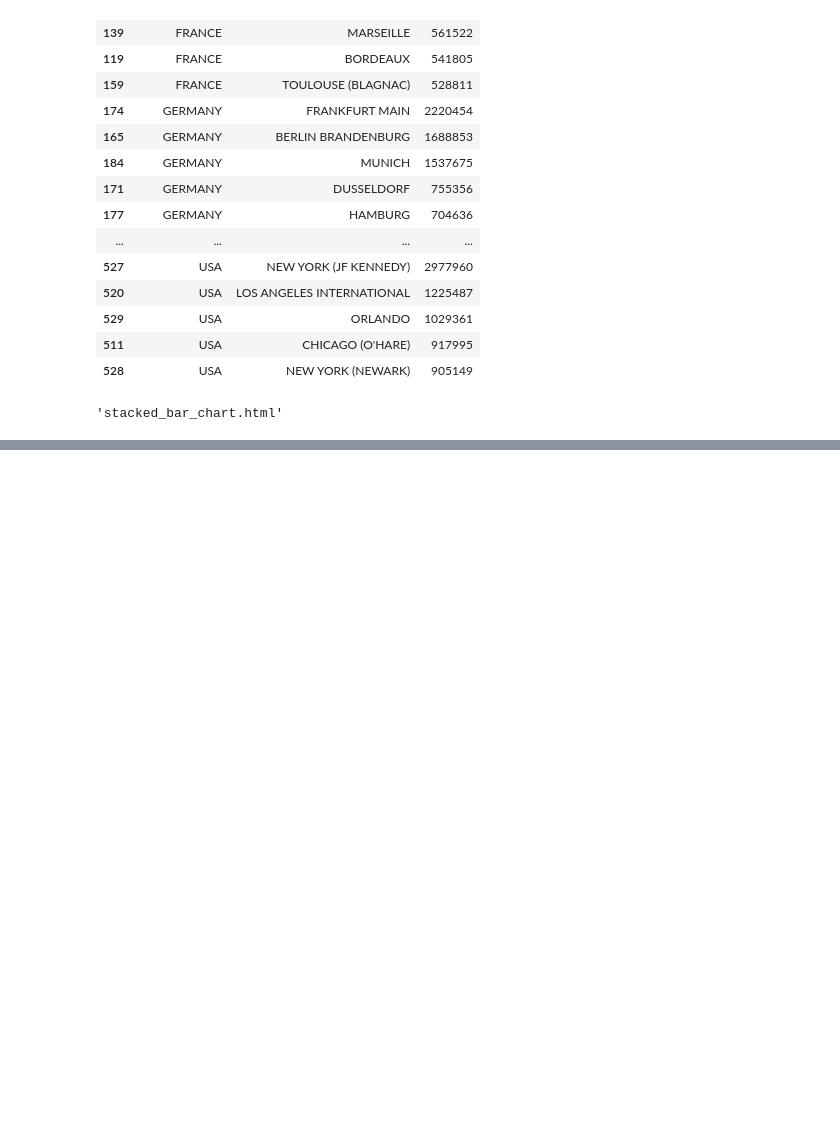
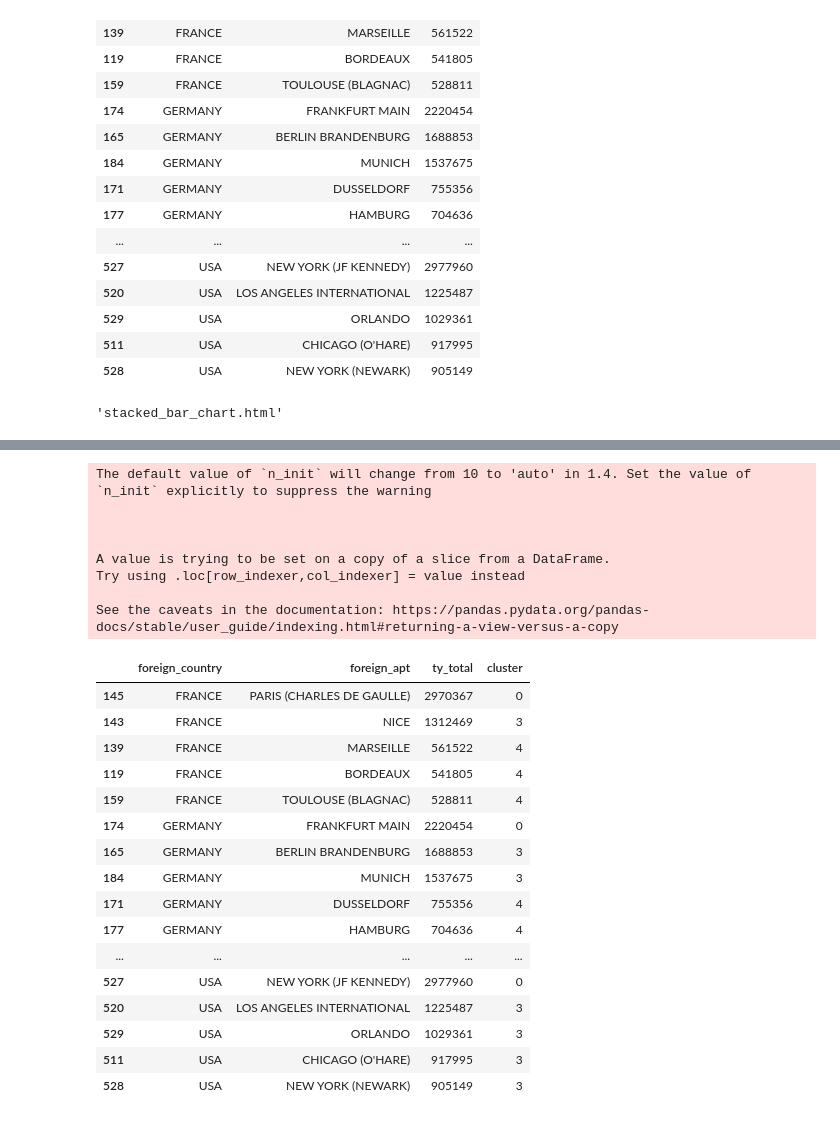
Before and after one commit to ot-babs/Holiday_EDA, a Jupyter notebook: Holiday_EDA.ipynb, the cells around one changed output, grey strips where cells are left out. Saved outputs shown, nothing was run; the diff lists cells and outputs as text; code cells hidden in the pictures; blank space fills up the shorter version.

```diff
--- a/Holiday_EDA.ipynb
+++ b/Holiday_EDA.ipynb
@@ -148,0 +194,35 @@ pyo.plot(fig, filename='stacked_bar_chart.html', auto_open=True)
+# %%
+# Assume that the optimal number of clusters is 3
+kmeanModel = KMeans(n_clusters=5)
+kmeanModel.fit(X)
+
+# Assign each 'foreign_apt' to a cluster
+top5_apt_per_country['cluster'] = kmeanModel.labels_
+
+top5_apt_per_country.head(50)
+# %% [output]
+The default value of `n_init` will change from 10 to 'auto' in 1.4. Set the value of `n_init` explicitly to suppress the warning
+
+
+
+A value is trying to be set on a copy of a slice from a DataFrame.
+Try using .loc[row_indexer,col_indexer] = value instead
+
+See the caveats in the documentation: https://pandas.pydata.org/pandas-docs/stable/user_guide/indexing.html#returning-a-view-versus-a-copy
+|  | foreign_country | foreign_apt | ty_total | cluster |
+| 145 | FRANCE | PARIS (CHARLES DE GAULLE) | 2970367 | 0 |
+| 143 | FRANCE | NICE | 1312469 | 3 |
+| 139 | FRANCE | MARSEILLE | 561522 | 4 |
+| 119 | FRANCE | BORDEAUX | 541805 | 4 |
+| 159 | FRANCE | TOULOUSE (BLAGNAC) | 528811 | 4 |
+| 174 | GERMANY | FRANKFURT MAIN | 2220454 | 0 |
+| 165 | GERMANY | BERLIN BRANDENBURG | 1688853 | 3 |
+| 184 | GERMANY | MUNICH | 1537675 | 3 |
+| 171 | GERMANY | DUSSELDORF | 755356 | 4 |
+| 177 | GERMANY | HAMBURG | 704636 | 4 |
+| ... | ... | ... | ... | ... |
+| 527 | USA | NEW YORK (JF KENNEDY) | 2977960 | 0 |
+| 520 | USA | LOS ANGELES INTERNATIONAL | 1225487 | 3 |
+| 529 | USA | ORLANDO | 1029361 | 3 |
+| 511 | USA | CHICAGO (O'HARE) | 917995 | 3 |
+| 528 | USA | NEW YORK (NEWARK) | 905149 | 3 |
```
Also changed, not shown: parts of 5 cells of this notebook, 1 other file.
